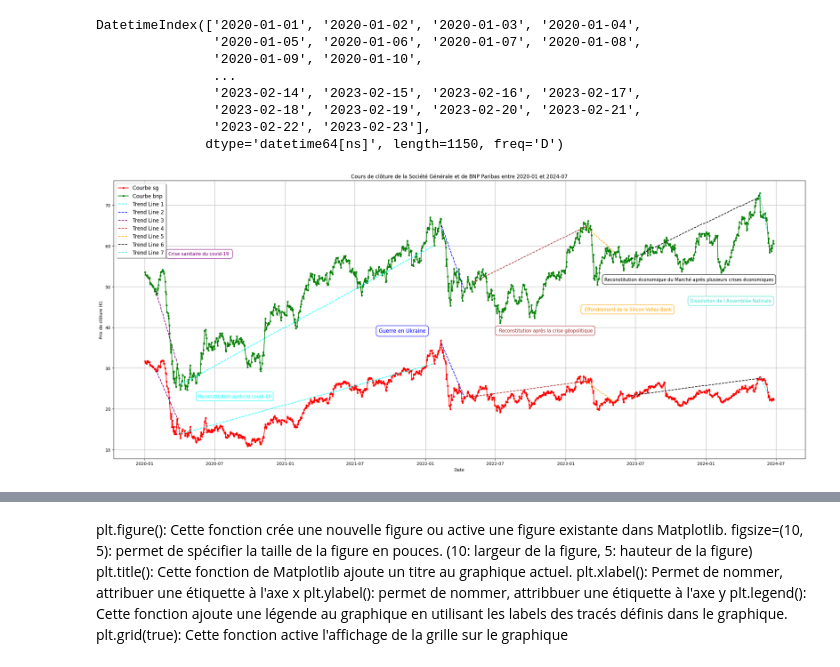
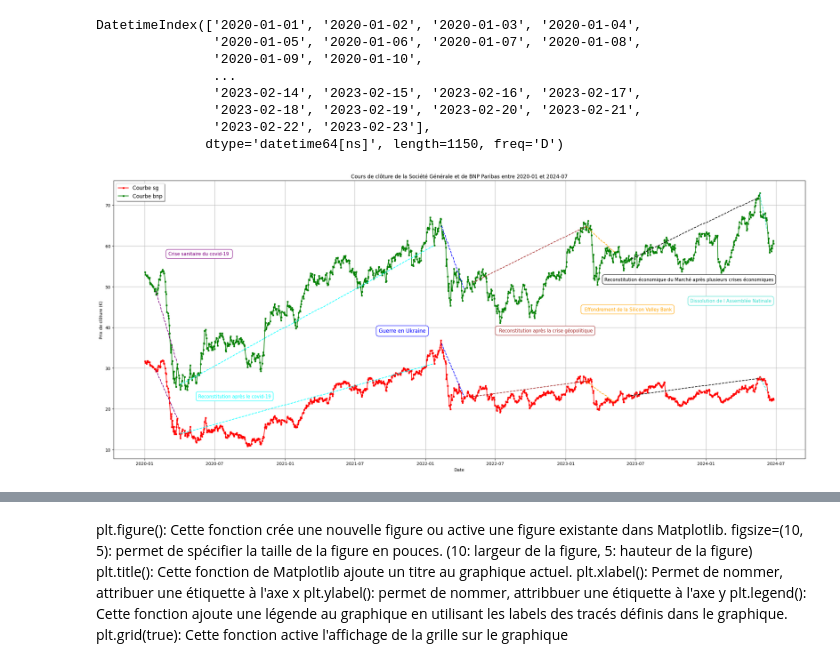
Before and after one commit to douaabllg/Workspace-Douaa, a Jupyter notebook: data_viz.ipynb, the cells around one changed output, grey strips where cells are left out. Drawn from its saved outputs; the diff is of its cells as text; code cells hidden in the pictures.

```diff
--- a/data_viz.ipynb
+++ b/data_viz.ipynb
@@ -149,8 +149,3 @@ len(list_of_int)
 50
 # %% [markdown]
 Générer une liste *list_of_int* de 50 entiers
-# %%
-list_of_int = []
-list_of_int.append(5)
-list_of_int.append(8)
-list_of_int
@@ -159,5 +152,3 @@ list_of_int
-# %%
-list_of_int = [my_int]
 # %% [markdown]
 Pour chaque entier de la liste, appliquer la fonction carré pour générer une liste *list_of_squared_int*
 # %%
@@ -492,50 +514,50 @@ plt.plot(dates, data_sg['Close'], label='Courbe sg', color='r', marker='s', mark
 plt.plot(dates, data_bnp['Close'], label='Courbe bnp', color='g', marker='s', markersize=2.5)
 
 #tracer la tendance
-plt.plot(trend_dates_1, trend_line_sg_1, label='Trend Line 1', color='cyan', linestyle='--')
+plt.plot(trend_dates_1, trend_line_sg_1, color='cyan', linestyle='--')
 plt.plot(trend_dates_1, trend_line_bnp_1, color='cyan', linestyle='--')
-plt.plot(trend_dates_2, trend_line_sg_2, label='Trend Line 2', color='blue', linestyle='--')
+plt.plot(trend_dates_2, trend_line_sg_2, color='blue', linestyle='--')
 plt.plot(trend_dates_2, trend_line_bnp_2, color='blue', linestyle='--')
-plt.plot(trend_dates_3, trend_line_sg_3, label='Trend Line 3', color='purple', linestyle='--')
+plt.plot(trend_dates_3, trend_line_sg_3, color='purple', linestyle='--')
 plt.plot(trend_dates_3, trend_line_bnp_3, color='purple', linestyle='--')
-plt.plot(trend_dates_4, trend_line_sg_4, label='Trend Line 4', color='brown', linestyle='--')
+plt.plot(trend_dates_4, trend_line_sg_4, color='brown', linestyle='--')
 plt.plot(trend_dates_4, trend_line_bnp_4, color='brown', linestyle='--')
-plt.plot(trend_dates_5, trend_line_sg_5, label='Trend Line 5', color='orange', linestyle='--')
+plt.plot(trend_dates_5, trend_line_sg_5, color='orange', linestyle='--')
 plt.plot(trend_dates_5, trend_line_bnp_5, color='orange', linestyle='--')
-plt.plot(trend_dates_6, trend_line_sg_6, label='Trend Line 6', color='black', linestyle='--')
+plt.plot(trend_dates_6, trend_line_sg_6, color='black', linestyle='--')
 plt.plot(trend_dates_6, trend_line_bnp_6, color='black', linestyle='--')
-plt.plot(trend_dates_7, trend_line_sg_7, label='Trend Line 7', color='turquoise', linestyle='--')
+plt.plot(trend_dates_7, trend_line_sg_7, color='turquoise', linestyle='--')
 plt.plot(trend_dates_7, trend_line_bnp_7, color='turquoise', linestyle='--')
 # Ajouter des annotations pour les droites
 specific_date = datetime.strptime('2020-05-01', '%Y-%m-%d')
 specific_date_2 = datetime.strptime('2022-03-01', '%Y-%m-%d')
 specific_date_3 = datetime.strptime ('2020-02-01','%Y-%m-%d')
 annotation_value = 0
 annotation_value_2 = 0
 annoatation_value_3= 0
 annotation_value_5= 0
 
 plt.annotate('Guerre en Ukraine', xy=(trend_dates_2[-1], trend_line_sg_2[-1]), xytext=(-200, 150),
              textcoords='offset points', color='blue', fontsize=12, bbox=dict(facecolor='white', edgecolor='blue', boxstyle='round,pad=0.5'))
 plt.annotate('Reconstitution après le covid-19', xy=(trend_dates_3[-1], trend_line_sg_2[-1]), xytext=(50, -3),
              textcoords='offset points', color='cyan', fontsize=10.5, bbox=dict(facecolor='white', edgecolor='cyan', boxstyle='round,pad=0.5'))
 plt.annotate('Crise sanitaire du covid-19 ', xy=(trend_dates_3[-1], trend_line_bnp_2[-1]), xytext=(-20, 80),
              textcoords='offset points', color='purple', fontsize=10.5, bbox=dict(facecolor='white', edgecolor='purple', boxstyle='round,pad=0.5'))
 plt.annotate(' Reconstitution après la crise géopolitique', xy=(trend_dates_3[-1], trend_line_bnp_2[-1]), xytext=(750, -100),
              textcoords='offset points', color='brown', fontsize=10.5, bbox=dict(facecolor='white', edgecolor='brown', boxstyle='round,pad=0.5'))
 plt.annotate(' Effondrement de la Silicon Valley Bank', xy=(trend_dates_3[-1], trend_line_bnp_2[-1]), xytext=(950, -50),
              textcoords='offset points', color='orange', fontsize=10.5, bbox=dict(facecolor='white', edgecolor='orange', boxstyle='round,pad=0.5'))
 plt.annotate('Reconstitution économique du Marché après plusieurs crises économiques', xy=(trend_dates_3[-1], trend_line_bnp_2[-1]), xytext=(1000, 20),
              textcoords='offset points', color='black', fontsize=10.5, bbox=dict(facecolor='white', edgecolor='black', boxstyle='round,pad=0.5'))
 plt.annotate('Dissolution de l Assemblée Natinale', xy=(trend_dates_3[-1], trend_line_bnp_2[-1]), xytext=(1200, -30),
              textcoords='offset points', color='turquoise', fontsize=10.5, bbox=dict(facecolor='white', edgecolor='turquoise', boxstyle='round,pad=0.5'))
 # Configurations du graphique
 plt.title('Cours de clôture de la Société Générale et de BNP Paribas entre 2020-01 et 2024-07')
 plt.xlabel('Date')
 plt.ylabel('Prix de clôture (€)')
 plt.legend(loc='upper left', fontsize='large', shadow=True, fancybox=True)
 plt.grid(True)
 plt.tight_layout()
 plt.show()
 # %% [output]
-[figure, old version]
+[figure, new version]
```
Also changed, not shown: parts of 13 cells of this notebook.
